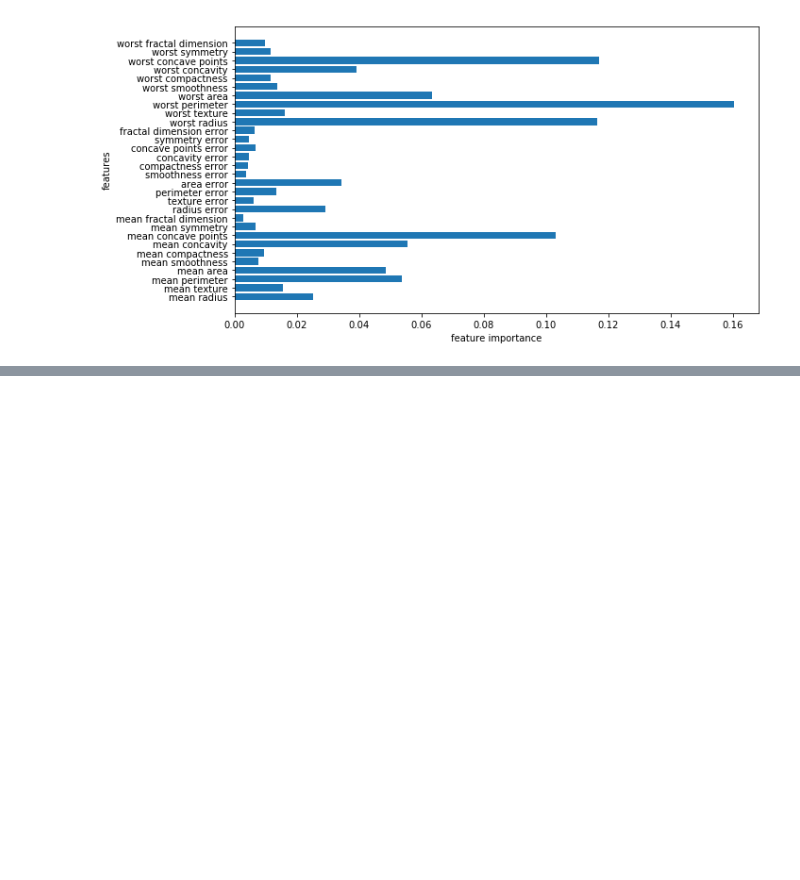
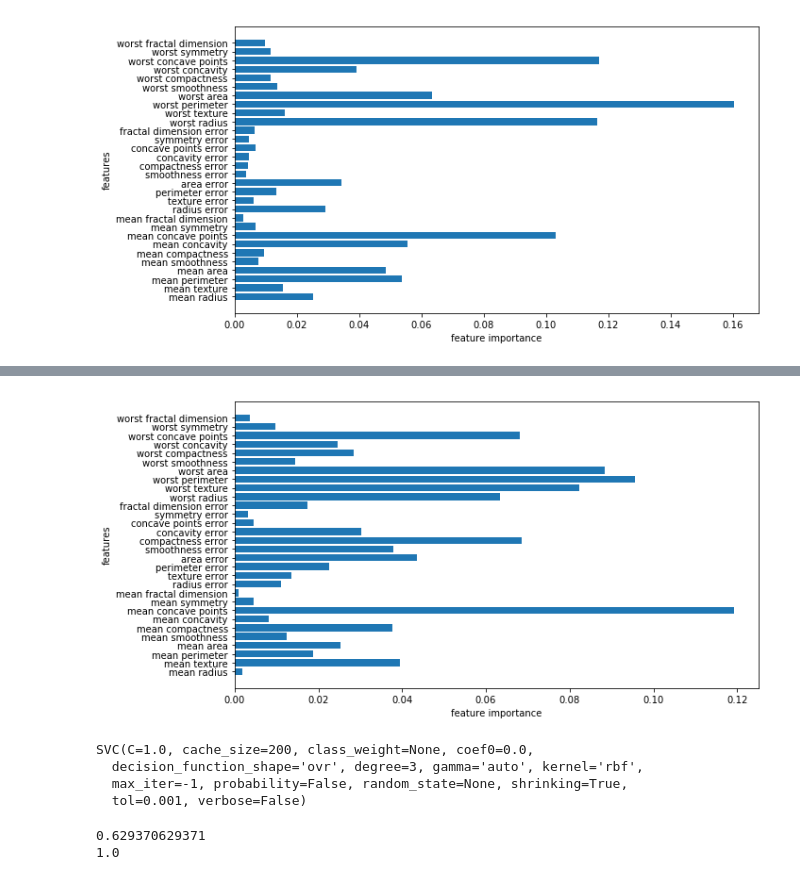
Before and after one commit to k821209/biostatistics, a Jupyter notebook: ML_170928_supervised_learning.ipynb, the cells around one changed output, grey strips where cells are left out. Drawn from its saved outputs; the diff is of its cells as text; code cells hidden in the pictures; blank space fills up the shorter version.

```diff
--- a/ML_170928_supervised_learning.ipynb
+++ b/ML_170928_supervised_learning.ipynb
@@ -618,0 +668,11 @@ plt.show()
+# %%
+plt.figure(figsize=(10,5))
+n_features = cancer.data.shape[1]
+plt.barh(range(n_features),gbrt.feature_importances_,align='center')
+plt.yticks(range(n_features),cancer['feature_names'])
+plt.xlabel('feature importance')
+plt.ylabel('features')
+plt.tight_layout()
+plt.show()
+# %% [output]
+[figure, added]
@@ -618,0 +688,15 @@ plt.show()
+# %%
+svm = SVC()
+svm.fit(x_train,y_train)
+# %% [output]
+SVC(C=1.0, cache_size=200, class_weight=None, coef0=0.0,
+  decision_function_shape='ovr', degree=3, gamma='auto', kernel='rbf',
+  max_iter=-1, probability=False, random_state=None, shrinking=True,
+  tol=0.001, verbose=False)
+# %%
+print svm.score(x_test,y_test)
+print svm.score(x_train,y_train) # 완전 과적합!
+# 왜죠? svm 는 각 특성값들의 범위가 비슷해야 작동을 잘하는 수학적인 비밀이 있습니다.
+# %% [output]
+0.629370629371
+1.0
```
Also changed, not shown: parts of 19 cells of this notebook, 3 other files.
